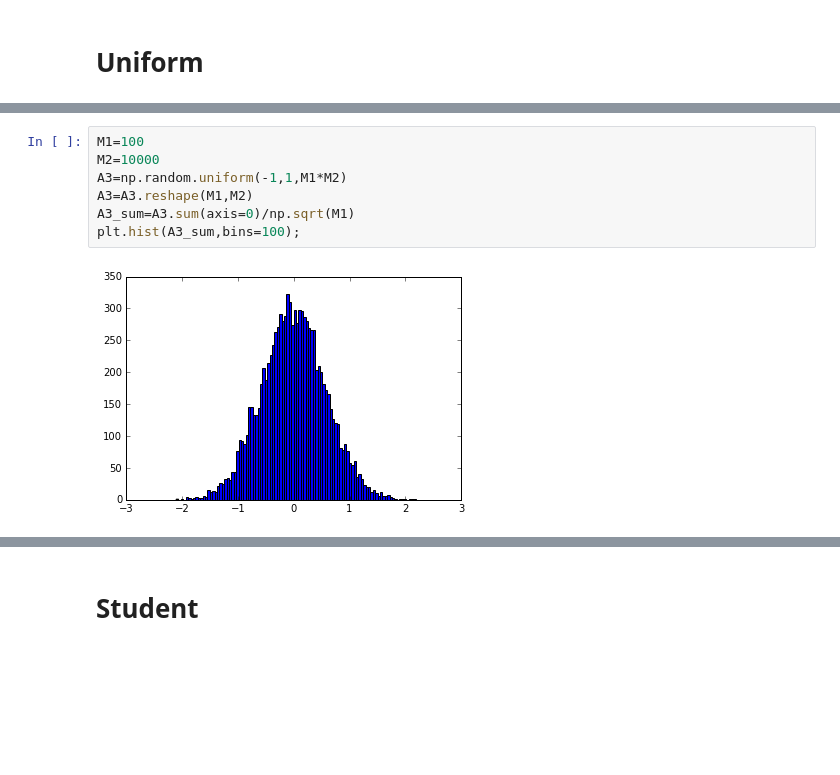
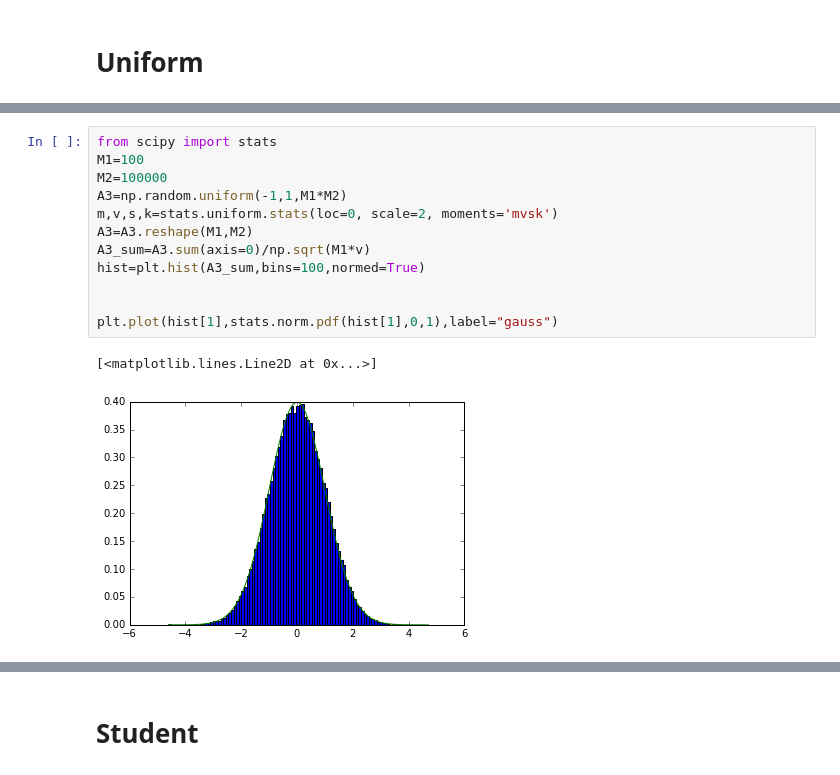
Before and after one commit to baruselli/random_walks, a Jupyter notebook: random_walks.ipynb, the cells around one changed output, grey strips where cells are left out. Cells and saved outputs as stored; diff of their text form; blank space fills up the shorter version.

```diff
--- a/random_walks.ipynb
+++ b/random_walks.ipynb
@@ -105,9 +94,15 @@ plt.plot(running_mean(X3,N,N1));
 # %%
+from scipy import stats
 M1=100
-M2=10000
+M2=100000
 A3=np.random.uniform(-1,1,M1*M2)
+m,v,s,k=stats.uniform.stats(loc=0, scale=2, moments='mvsk')
 A3=A3.reshape(M1,M2)
-A3_sum=A3.sum(axis=0)/np.sqrt(M1)
-plt.hist(A3_sum,bins=100);
+A3_sum=A3.sum(axis=0)/np.sqrt(M1*v)
+hist=plt.hist(A3_sum,bins=100,normed=True)
+
+
+plt.plot(hist[1],stats.norm.pdf(hist[1],0,1),label="gauss")
 # %% [output]
+[<matplotlib.lines.Line2D at 0x...>]
-[figure, old version]
+[figure, new version]
```
Also changed, not shown: parts of 35 cells of this notebook.
